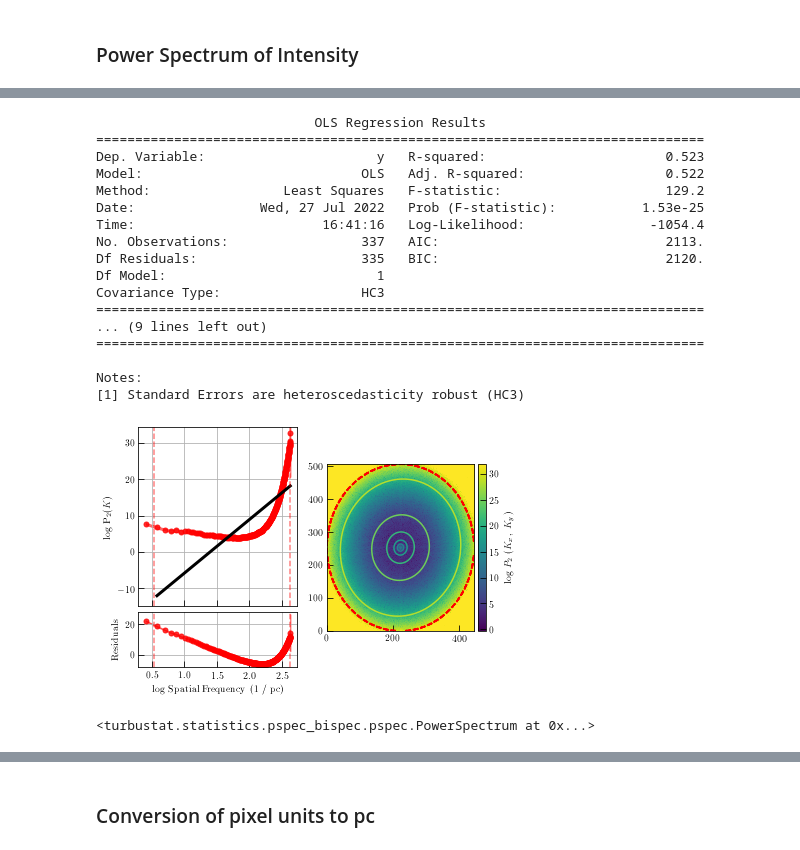
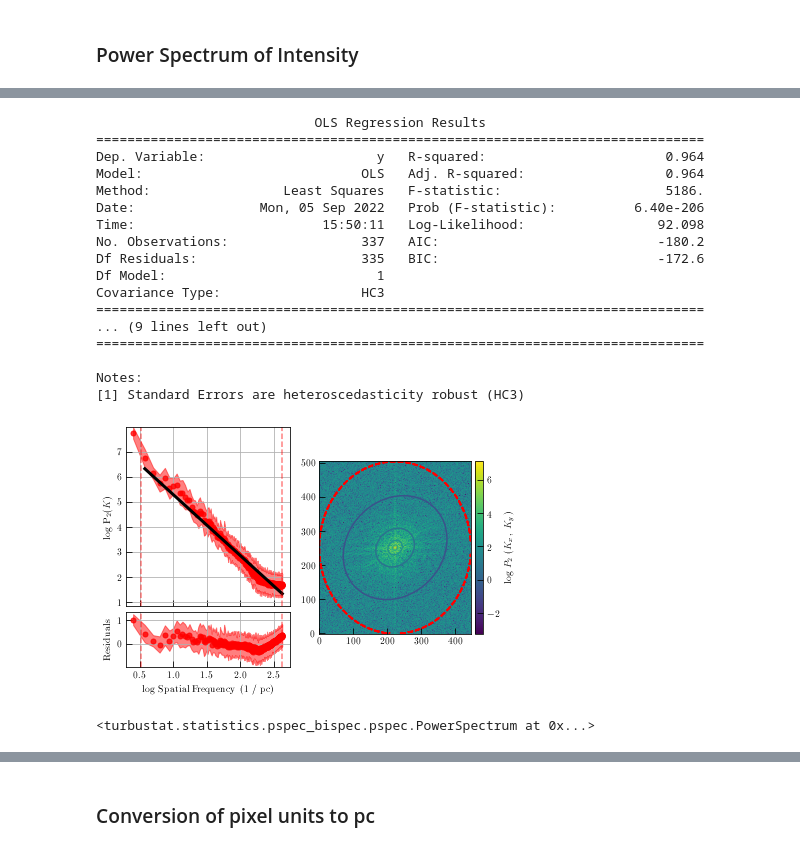
Before and after one commit to jpinedaf/NGC1333_NOEMA_turbulence, a Jupyter notebook: NGC1333_determine_turbulence.ipynb, the cells around one changed output, grey strips where cells are left out. Drawn from its saved outputs; the diff is of its cells as text; code cells hidden in the pictures.

Commit message:
Add VCA analysis -updated figures

```diff
--- a/NGC1333_determine_turbulence.ipynb
+++ b/NGC1333_determine_turbulence.ipynb
@@ -455,26 +538,26 @@ Notes:
 <turbustat.statistics.pspec_bispec.pspec.PowerSpectrum at 0x...>
 # %%
 pspec_h13cop_TdV = PowerSpectrum(TdV_h13cop, distance=distance)
-pspec_h13cop_TdV.run(verbose=True, xunit=u.pc**-1, beam_correct=True)#, high_cut=1/(16*u.arcsec))
+pspec_h13cop_TdV.run(verbose=True, xunit=u.pc**-1, beam_correct=False)#, high_cut=1/(16*u.arcsec))
 # %% [output]
                             OLS Regression Results
 ==============================================================================
-Dep. Variable:                      y   R-squared:                       0.523
-Model:                            OLS   Adj. R-squared:                  0.522
-Method:                 Least Squares   F-statistic:                     129.2
-Date:                Wed, 27 Jul 2022   Prob (F-statistic):           1.53e-25
-Time:                        16:41:16   Log-Likelihood:                -1054.4
-No. Observations:                 337   AIC:                             2113.
-Df Residuals:                     335   BIC:                             2120.
+Dep. Variable:                      y   R-squared:                       0.964
+Model:                            OLS   Adj. R-squared:                  0.964
+Method:                 Least Squares   F-statistic:                     5186.
+Date:                Mon, 05 Sep 2022   Prob (F-statistic):          6.40e-206
+Time:                        15:50:11   Log-Likelihood:                 92.098
+No. Observations:                 337   AIC:                            -180.2
+Df Residuals:                     335   BIC:                            -172.6
 Df Model:                           1
 Covariance Type:                  HC3
 ==============================================================================
 ... (9 lines left out)
 ==============================================================================
 
 Notes:
 [1] Standard Errors are heteroscedasticity robust (HC3)
-[figure, old version]
+[figure, new version]
 <turbustat.statistics.pspec_bispec.pspec.PowerSpectrum at 0x...>
 # %%
 pspec_hnc_TdV = PowerSpectrum(TdV_hnc, distance=distance)
```
Also changed, not shown: parts of 47 cells of this notebook, 5 other files.
